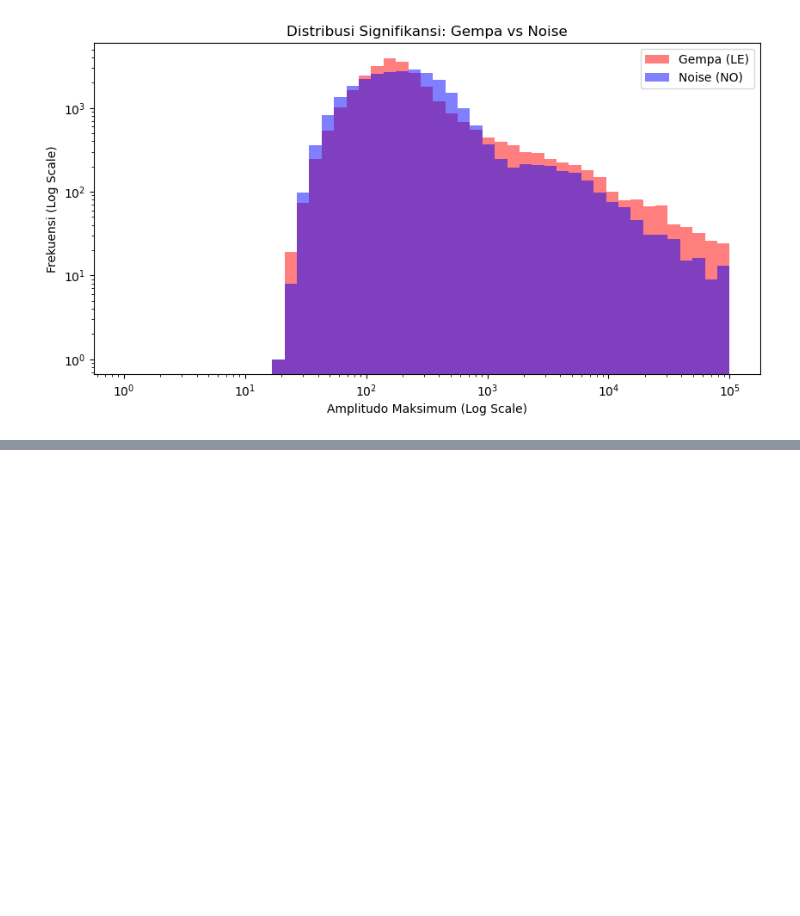
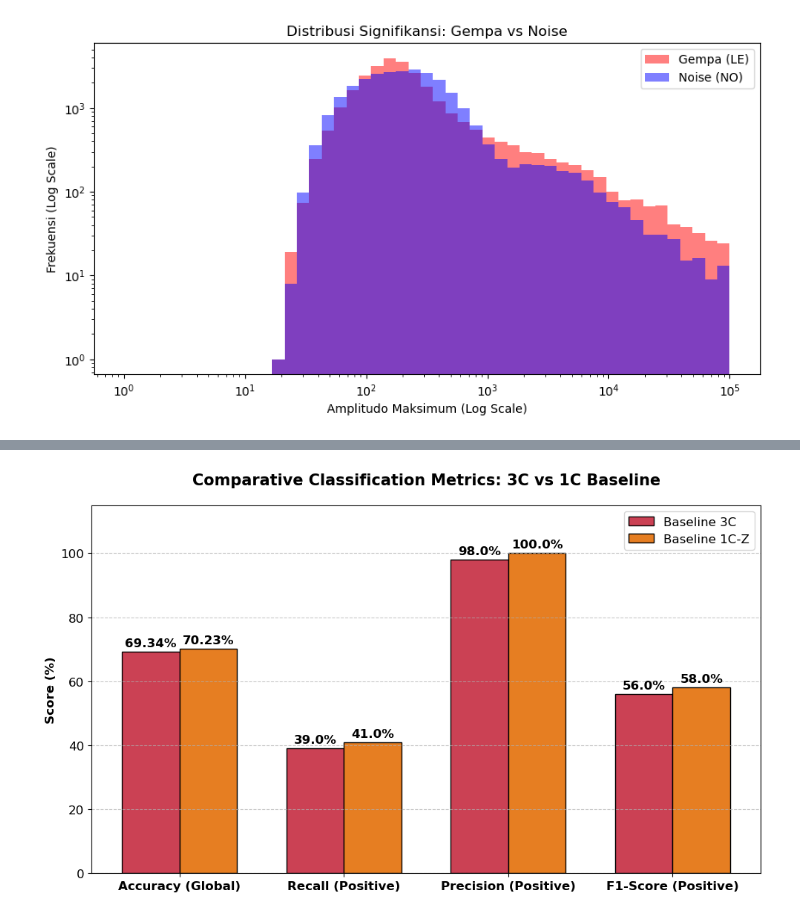
Before and after one commit to verykurniabakti/seismiccode, a Jupyter notebook: mcu_quake/code_gen_trying/indonesia_jaya_benchmarking_data/investigator_visualisator.ipynb, the cells around one changed output, grey strips where cells are left out. Drawn from its saved outputs; the diff is of its cells as text; code cells hidden in the pictures; blank space fills up the shorter version.

```diff
--- a/mcu_quake/code_gen_trying/indonesia_jaya_benchmarking_data/investigator_visualisator.ipynb
+++ b/mcu_quake/code_gen_trying/indonesia_jaya_benchmarking_data/investigator_visualisator.ipynb
@@ -413,0 +692,47 @@ else:
+# %%
+# -*- coding: utf-8 -*-
+import matplotlib.pyplot as plt
+import numpy as np
+import os
+
+# ==============================================================================
+# PARAMETER & DATA METRIK
+# ==============================================================================
+PATH_DEMO_DIR = '/Volumes/Local Disk/Code_Git/S3_code/seismic/mcu_quake/Code & Figure demo'
+OUTPUT_METRICS_PATH = os.path.join(PATH_DEMO_DIR, 'Comparative_Classification_Metrics.jpg')
+
+labels = ['Accuracy (Global)', 'Recall (Positive)', 'Precision (Positive)', 'F1-Score (Positive)']
+scores_3c = [69.34, 39.0, 98.0, 56.0]
+scores_1c = [70.23, 41.0, 100.0, 58.0]
+
+x = np.arange(len(labels))
+width = 0.35
+
+plt.rcParams.update({'font.size': 12, 'font.family': 'sans-serif'})
+fig, ax = plt.subplots(figsize=(10, 6))
+
+bars1 = ax.bar(x - width/2, scores_3c, width, label='Baseline 3C', color='#cb4154', edgecolor='black')
+bars2 = ax.bar(x + width/2, scores_1c, width, label='Baseline 1C-Z', color='#e67e22', edgecolor='black')
+
+ax.set_ylabel('Score (%)', fontweight='bold')
+ax.set_title('Comparative Classification Metrics: 3C vs 1C Baseline', fontsize=15, fontweight='bold', pad=20)
+ax.set_xticks(x)
+ax.set_xticklabels(labels, fontweight='bold')
+ax.set_ylim(0, 115)
+ax.legend()
+ax.yaxis.grid(True, linestyle='--', alpha=0.7)
+
+def autolabel(rects):
+    for rect in rects:
+        height = rect.get_height()
+        ax.annotate(f'{height}%', xy=(rect.get_x() + rect.get_width()/2, height),
+                    xytext=(0, 5), textcoords="offset points", ha='center', fontweight='bold')
+
+autolabel(bars1)
+autolabel(bars2)
+
+fig.tight_layout()
+plt.savefig(OUTPUT_METRICS_PATH, dpi=300)
+plt.show()
+# %% [output]
+[figure, added]
```
Also changed, not shown: parts of 8 cells of this notebook, 4 other files.
